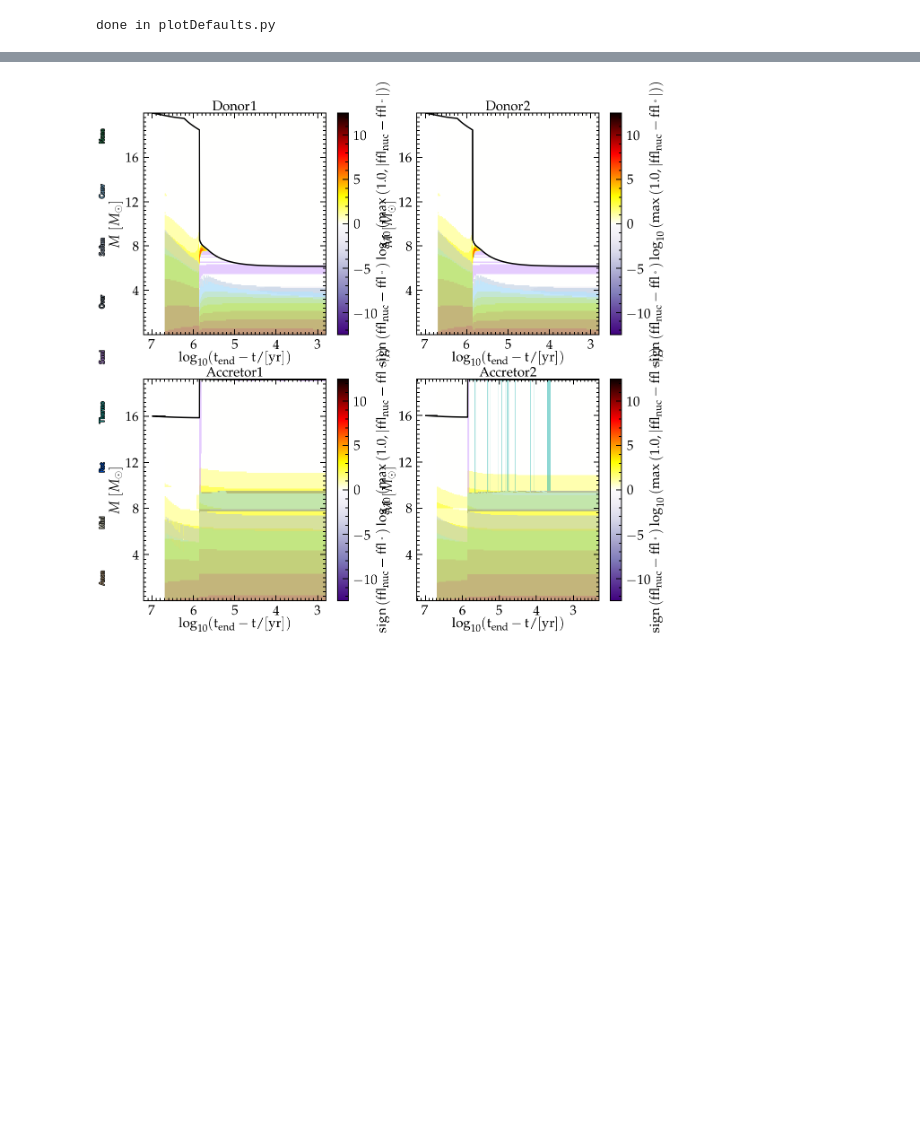
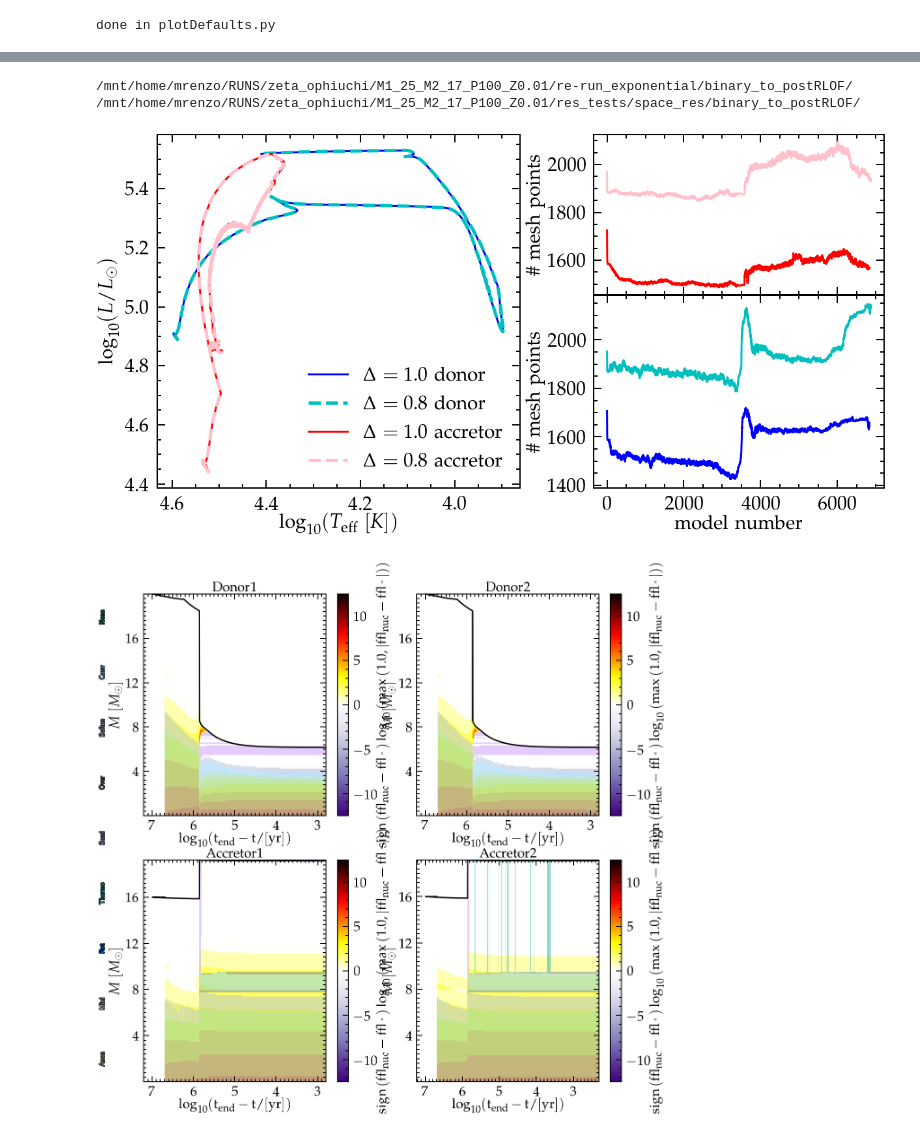
Before and after one commit to mathren/zeta_oph, a Jupyter notebook: notebooks/resolution_test.ipynb, the cells around one changed output, grey strips where cells are left out. Cells and saved outputs as stored; diff of their text form; code cells hidden in the pictures; blank space fills up the shorter version.

```diff
--- a/notebooks/resolution_test.ipynb
+++ b/notebooks/resolution_test.ipynb
@@ -155,3 +156,72 @@ nz_plot(binary1, binary2)
+# %%
+# make unique resolution plot
+def resolution_plot(binary1, binary2, fig_name=""):
+    fig = plt.figure(figsize=(20,10))
+    gs = gridspec.GridSpec(110, 100)
+    ax_HRD = fig.add_subplot(gs[:,:50])
+    ax = fig.add_subplot(gs[50:,60:])
+    bx = fig.add_subplot(gs[:50,60:])
+
+    print(colored(binary1, "blue"))
+    print(colored(binary2, "blue"))
+
+    # donors
+    # ------binary1
+    hfile_donor1 = binary1+'/LOGS1/history.data'
+    Ldonor1, Teffdonor1 = getlogLlogTeff(hfile_donor1)
+    ax_HRD.plot(Teffdonor1, Ldonor1, c='b', label=r"$\Delta=1.0\ \mathrm{donor}$")
+    # ------binary1
+    hfile_donor2 = binary2+'/LOGS1/history.data'
+    Ldonor2, Teffdonor2 = getlogLlogTeff(hfile_donor2)
+    ax_HRD.plot(Teffdonor2, Ldonor2, c='c', lw=5, ls='--', label=r"$\Delta=0.8\ \mathrm{donor}$")
+    # accretors
+    # ---------binary2
+    hfile_accretor1 = binary1+'/LOGS2/history.data'
+    Laccretor1, Teffaccretor1 = getlogLlogTeff(hfile_accretor1)
+    ax_HRD.plot(Teffaccretor1, Laccretor1, c='r', label=r"$\Delta=1.0\ \mathrm{accretor}$")
+    # ------binary1
+    hfile_accretor2 = binary2+'/LOGS2/history.data'
+    Laccretor2, Teffaccretor2 = getlogLlogTeff(hfile_accretor2)
+    ax_HRD.plot(Teffaccretor2, Laccretor2, c='#FFC0CB', lw=5, ls='--', label=r"$\Delta=0.8\ \mathrm{accretor}$")
+
+    ax_HRD.invert_xaxis()
+    ax_HRD.legend()
+    ax_HRD.set_xlabel(r"$\log_{10}(T_\mathrm{eff}\ [K])$")
+    ax_HRD.set_ylabel(r"$\log_{10}(L/L_\odot)$")
+
+    hfile_donor1 = binary1+'/LOGS1/history.data'
+    mn, dt, nz = get_timesteps_mesh(hfile_donor1)
+    ax.plot(mn, nz, c='b')
+
+    hfile_donor2 = binary2+'/LOGS1/history.data'
+    mn, dt, nz = get_timesteps_mesh(hfile_donor2)
+    ax.plot(mn, nz, c='c')
+
+    hfile_accretor1 = binary1+'/LOGS2/history.data'
+    mn, dt, nz = get_timesteps_mesh(hfile_accretor1)
+    bx.plot(mn, nz, c='r')
+
+    hfile_accretor2 = binary2+'/LOGS2/history.data'
+    mn, dt, nz = get_timesteps_mesh(hfile_accretor2)
+    bx.plot(mn, nz, c='#FFC0CB')
+
+    ax.set_xlabel(r"$\mathrm{model\ number}$")
+    ax.set_ylabel(r"$\#\ \mathrm{mesh\ points}$")
+    bx.set_ylabel(r"$\#\ \mathrm{mesh\ points}$")
+    bx.set_xlim(ax.get_xlim())
+    bx.set_xticklabels([])
+
+    if fig_name != "":
+        plt.savefig(fig_name, dpi=10)
+
+
+
+
+resolution_plot(fiducial, space_res, fig_name="/mnt/home/mrenzo/TMP/spatial_res_plot.pdf")
+# %% [output]
+/mnt/home/mrenzo/RUNS/zeta_ophiuchi/M1_25_M2_17_P100_Z0.01/re-run_exponential/binary_to_postRLOF/
+/mnt/home/mrenzo/RUNS/zeta_ophiuchi/M1_25_M2_17_P100_Z0.01/res_tests/space_res/binary_to_postRLOF/
+[figure, added]
 # %%
 #Kippenhahns
 def mkFourKipp(binary1, binary2, figName=""):
```
Also changed, not shown: parts of 5 cells of this notebook, 3 other files.
